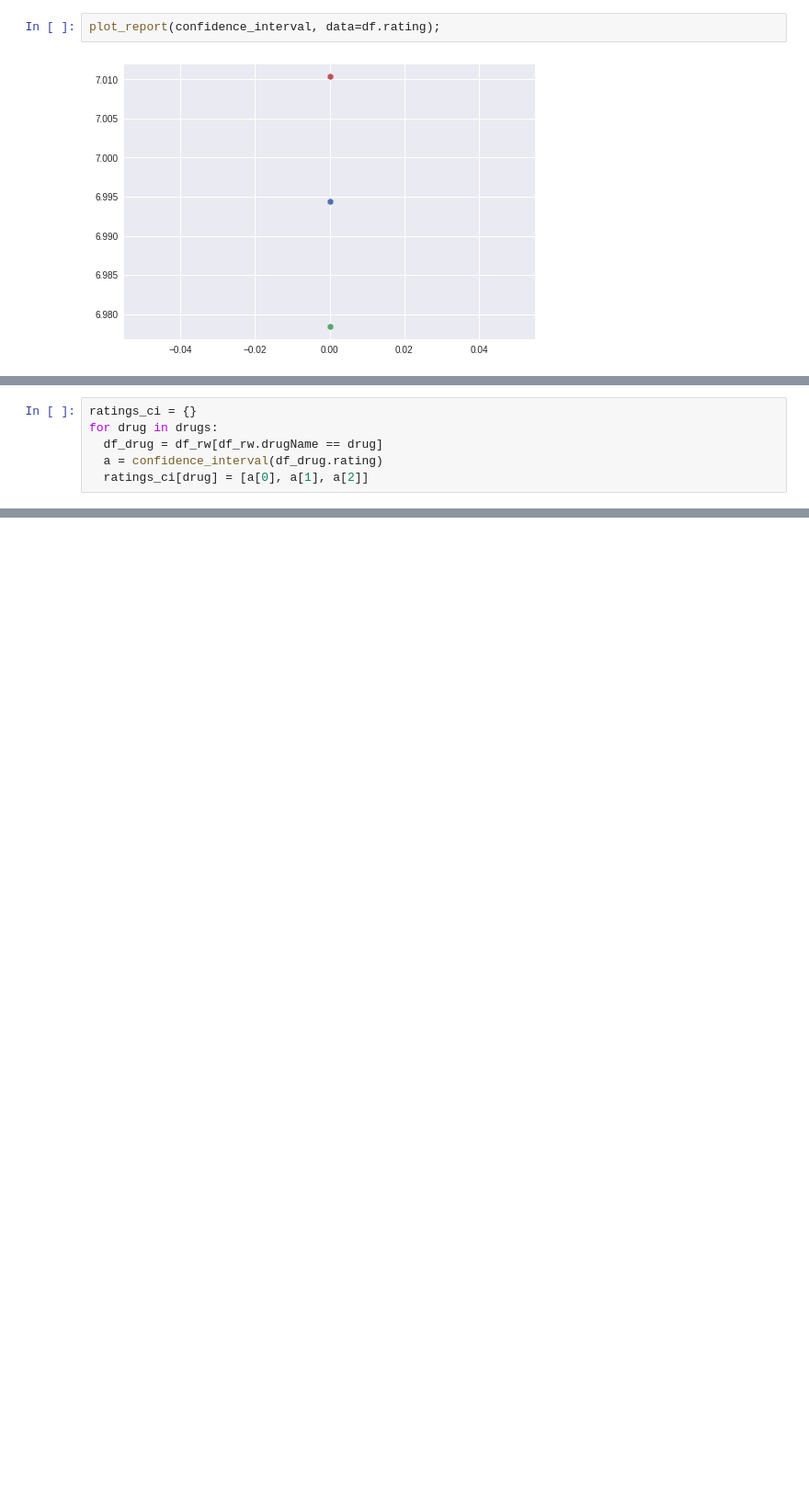
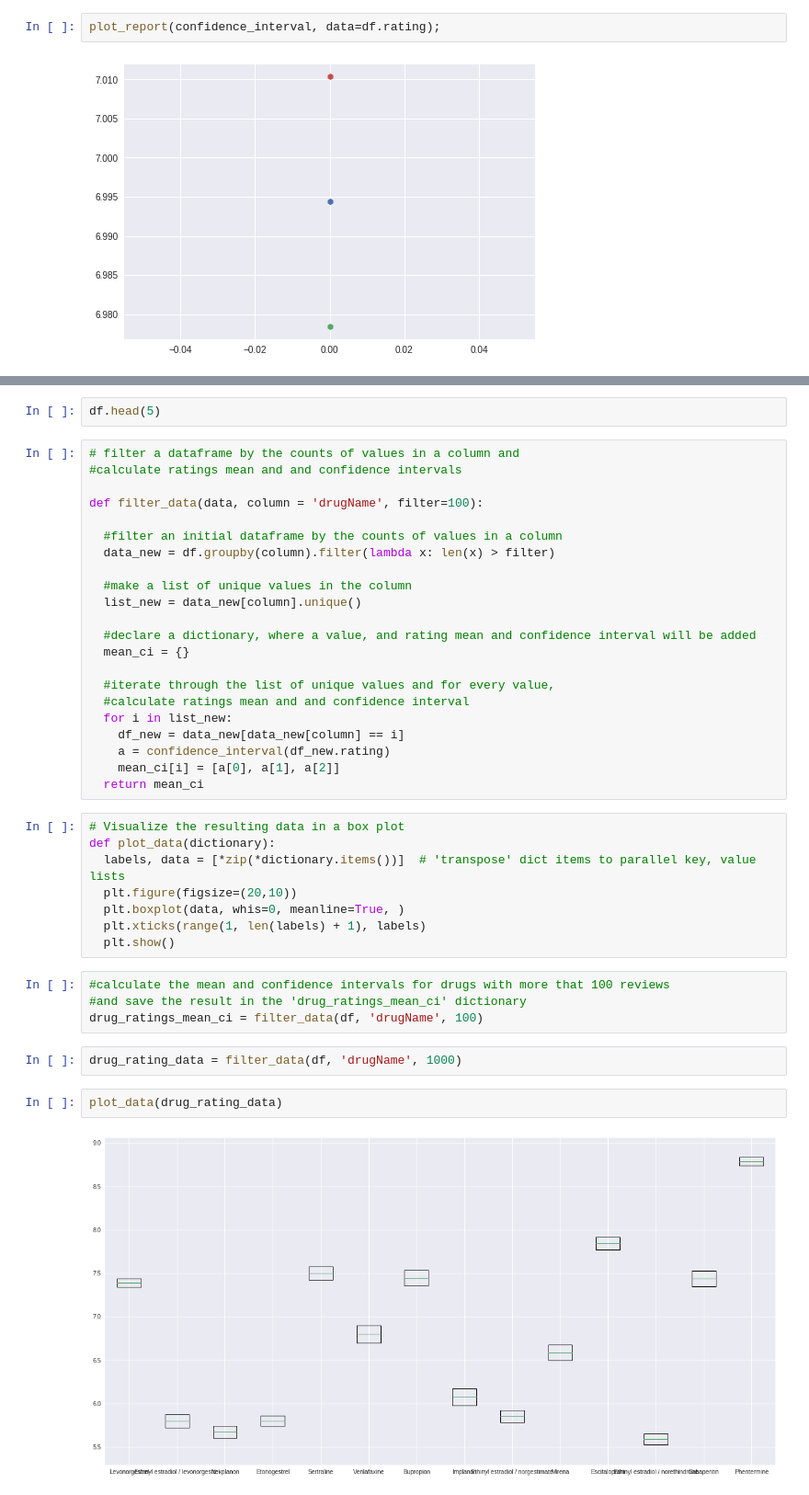
Before and after one commit to bloominstituteoftechnology/DS-Unit-1-Sprint-3-Statistical-Tests-and-Experiments, a Jupyter notebook: module2-sampling-confidence-intervals-and-hypothesis-testing/LS_DS_142_Sampling_Confidence_Intervals_and_Hypothesis_Testing.ipynb, the cells around one changed output, grey strips where cells are left out. Shown at 92% size. Drawn from its saved outputs; the diff is of its cells as text; blank space fills up the shorter version.

```diff
--- a/module2-sampling-confidence-intervals-and-hypothesis-testing/LS_DS_142_Sampling_Confidence_Intervals_and_Hypothesis_Testing.ipynb
+++ b/module2-sampling-confidence-intervals-and-hypothesis-testing/LS_DS_142_Sampling_Confidence_Intervals_and_Hypothesis_Testing.ipynb
@@ -341,6 +282,0 @@ drugs
-# %%
-ratings_ci = {}
-for drug in drugs:
-  df_drug = df_rw[df_rw.drugName == drug]
-  a = confidence_interval(df_drug.rating)
-  ratings_ci[drug] = [a[0], a[1], a[2]]
@@ -366,0 +283,42 @@ ratings_ci
+# %%
+df.head(5)
+# %%
+# filter a dataframe by the counts of values in a column and
+#calculate ratings mean and and confidence intervals
+
+def filter_data(data, column = 'drugName', filter=100):
+
+  #filter an initial dataframe by the counts of values in a column
+  data_new = df.groupby(column).filter(lambda x: len(x) > filter)
+
+  #make a list of unique values in the column
+  list_new = data_new[column].unique()
+
+  #declare a dictionary, where a value, and rating mean and confidence interval will be added
+  mean_ci = {}
+
+  #iterate through the list of unique values and for every value,
+  #calculate ratings mean and and confidence interval
+  for i in list_new:
+    df_new = data_new[data_new[column] == i]
+    a = confidence_interval(df_new.rating)
+    mean_ci[i] = [a[0], a[1], a[2]]
+  return mean_ci
+# %%
+# Visualize the resulting data in a box plot
+def plot_data(dictionary):
+  labels, data = [*zip(*dictionary.items())]  # 'transpose' dict items to parallel key, value lists
+  plt.figure(figsize=(20,10))
+  plt.boxplot(data, whis=0, meanline=True, )
+  plt.xticks(range(1, len(labels) + 1), labels)
+  plt.show()
+# %%
+#calculate the mean and confidence intervals for drugs with more that 100 reviews
+#and save the result in the 'drug_ratings_mean_ci' dictionary
+drug_ratings_mean_ci = filter_data(df, 'drugName', 100)
+# %%
+drug_rating_data = filter_data(df, 'drugName', 1000)
+# %%
+plot_data(drug_rating_data)
+# %% [output]
+[figure, added]
```
Also changed, not shown: parts of 22 cells of this notebook.
